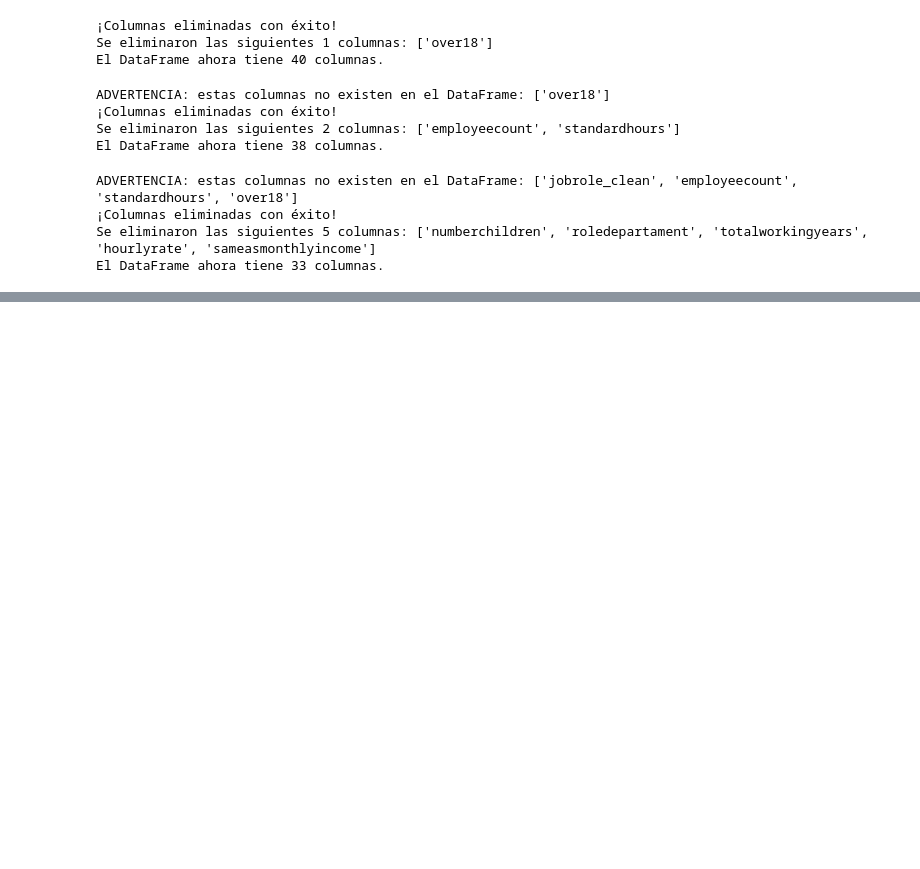
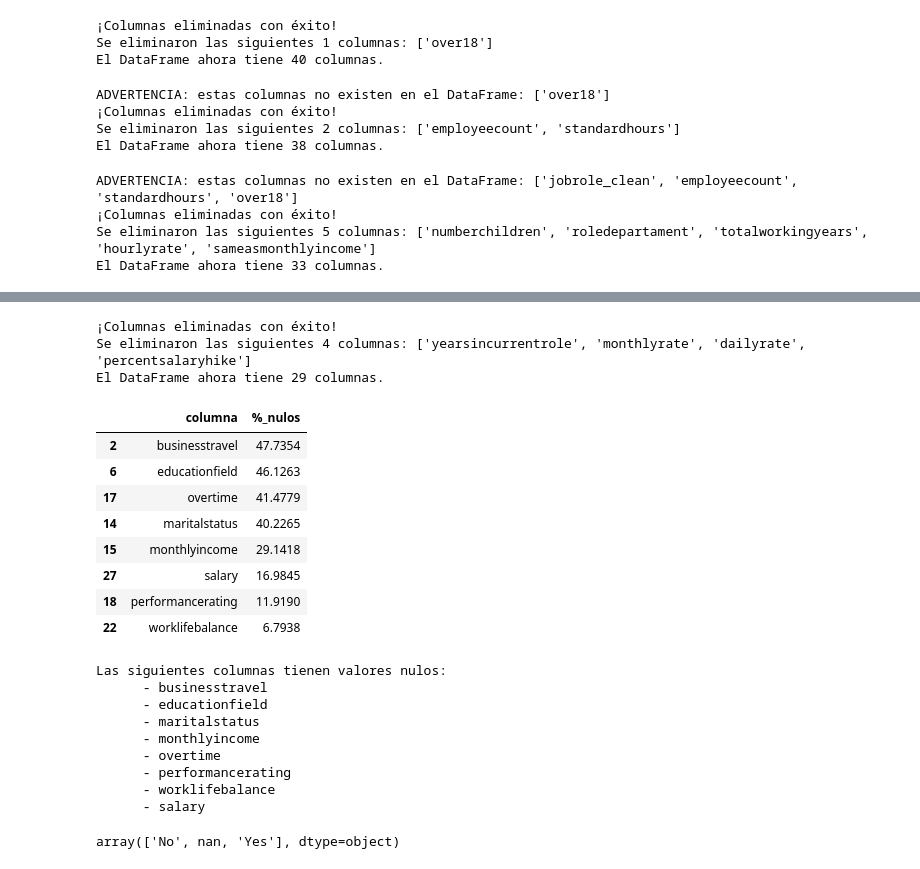
Before and after one commit to AnaROGA/project-da-promo-54-modulo-3-team-1, a Jupyter notebook: notebooks/Fase_1y2_EDA_y_Transformacion_Datos/EDA.ipynb, the cells around one changed output, grey strips where cells are left out. Drawn from its saved outputs; the diff is of its cells as text; code cells hidden in the pictures; blank space fills up the shorter version.

```diff
--- a/notebooks/Fase_1y2_EDA_y_Transformacion_Datos/EDA.ipynb
+++ b/notebooks/Fase_1y2_EDA_y_Transformacion_Datos/EDA.ipynb
@@ -472,0 +620,38 @@ ________________________________________________________________________________
+# %%
+# Se eliminan las siguientes columnas por no aportar datos relevantes para el análisis
+#   - yearsincurrentrole
+#   - monthlyrate,
+#   - dailyrate
+
+columnas_cien_porciento_nan = ["yearsincurrentrole", "monthlyrate",  "dailyrate", "percentsalaryhike"]
+
+df = EDA.columnas_a_eliminar(df, columnas_cien_porciento_nan)
+# %% [output]
+¡Columnas eliminadas con éxito!
+Se eliminaron las siguientes 4 columnas: ['yearsincurrentrole', 'monthlyrate', 'dailyrate', 'percentsalaryhike']
+El DataFrame ahora tiene 29 columnas.
+# %%
+col_nulos = EDA.variables_nulas(df)
+# %% [output]
+|  | columna | %_nulos |
+| 2 | businesstravel | 47.7354 |
+| 6 | educationfield | 46.1263 |
+| 17 | overtime | 41.4779 |
+| 14 | maritalstatus | 40.2265 |
+| 15 | monthlyincome | 29.1418 |
+| 27 | salary | 16.9845 |
+| 18 | performancerating | 11.9190 |
+| 22 | worklifebalance | 6.7938 |
+Las siguientes columnas tienen valores nulos:
+      - businesstravel
+      - educationfield
+      - maritalstatus
+      - monthlyincome
+      - overtime
+      - performancerating
+      - worklifebalance
+      - salary
+# %%
+df['overtime'].unique()
+# %% [output]
+array(['No', nan, 'Yes'], dtype=object)
```
Also changed, not shown: parts of 26 cells of this notebook, 2 other files.
